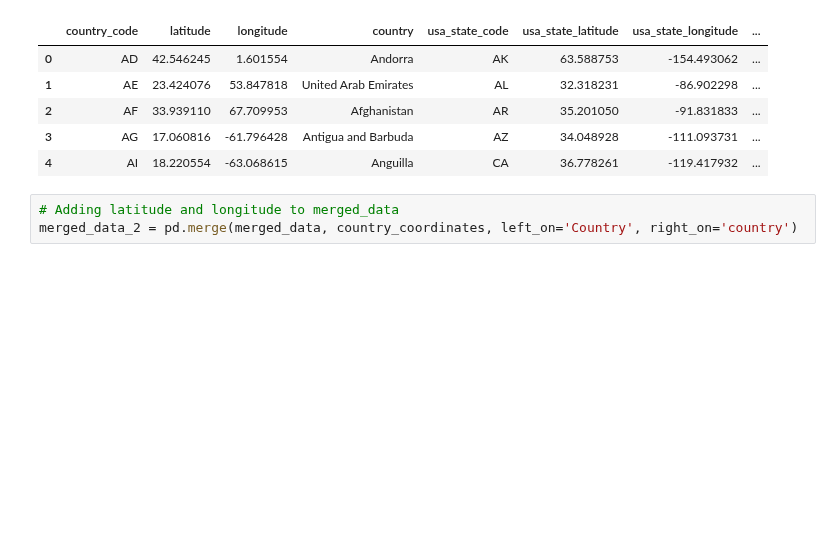
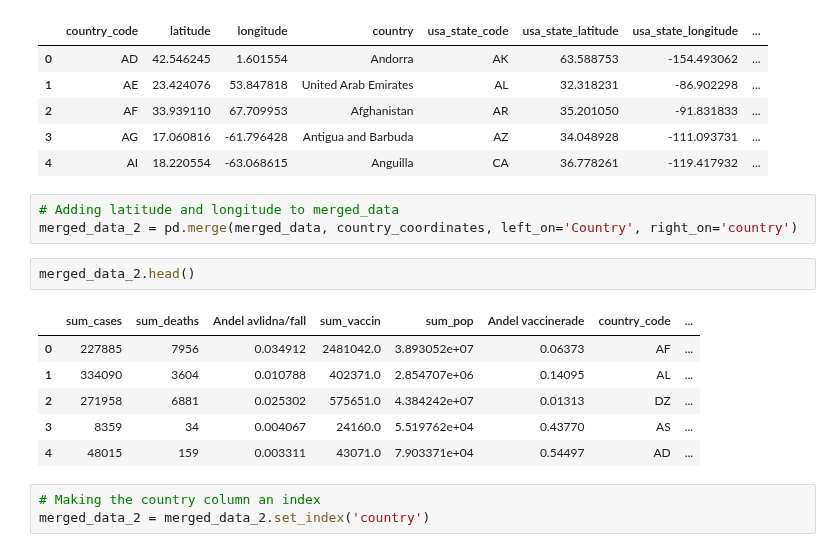
Before and after one commit to yomo001/databehandling-YOUNIS-MOUSSAVI, a Jupyter notebook: Laboration/lab1_uppgift4.ipynb, the cells around one changed output. Saved outputs shown, nothing was run; the diff lists cells and outputs as text; blank space fills up the shorter version.

```diff
--- a/Laboration/lab1_uppgift4.ipynb
+++ b/Laboration/lab1_uppgift4.ipynb
@@ -156,3 +156,15 @@ country_coordinates.head()
 # %%
 # Adding latitude and longitude to merged_data
 merged_data_2 = pd.merge(merged_data, country_coordinates, left_on='Country', right_on='country')
+# %%
+merged_data_2.head()
+# %% [output]
+|  | sum_cases | sum_deaths | Andel avlidna/fall | sum_vaccin | sum_pop | Andel vaccinerade | country_code | ... |
+| 0 | 227885 | 7956 | 0.034912 | 2481042.0 | 3.893052e+07 | 0.06373 | AF | ... |
+| 1 | 334090 | 3604 | 0.010788 | 402371.0 | 2.854707e+06 | 0.14095 | AL | ... |
+| 2 | 271958 | 6881 | 0.025302 | 575651.0 | 4.384242e+07 | 0.01313 | DZ | ... |
+| 3 | 8359 | 34 | 0.004067 | 24160.0 | 5.519762e+04 | 0.43770 | AS | ... |
+| 4 | 48015 | 159 | 0.003311 | 43071.0 | 7.903371e+04 | 0.54497 | AD | ... |
+# %%
+# Making the country column an index
+merged_data_2 = merged_data_2.set_index('country')
```
Also changed, not shown: parts of 7 cells of this notebook, 16 other files.
